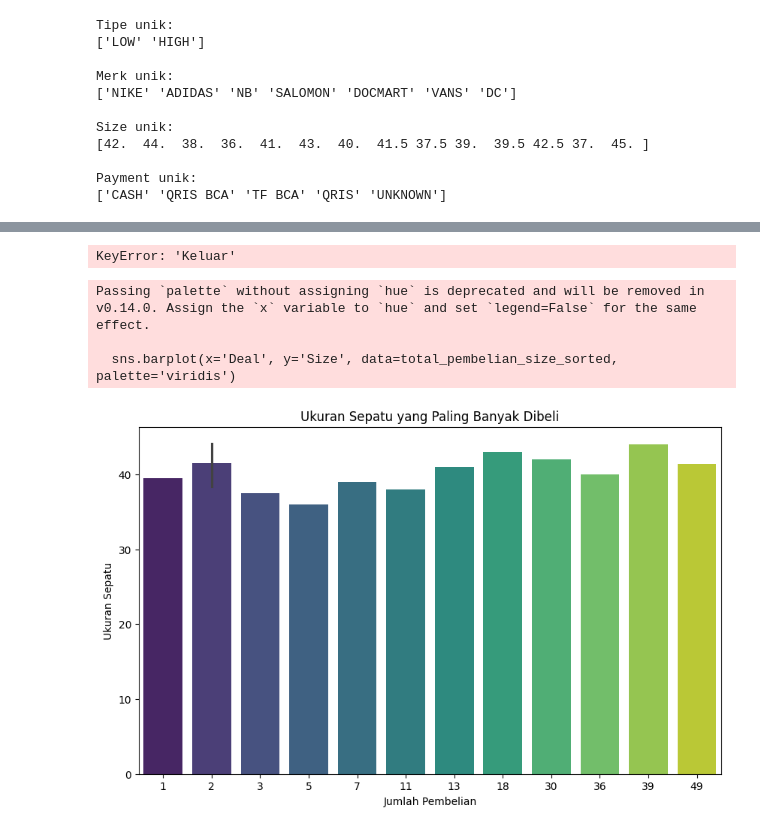
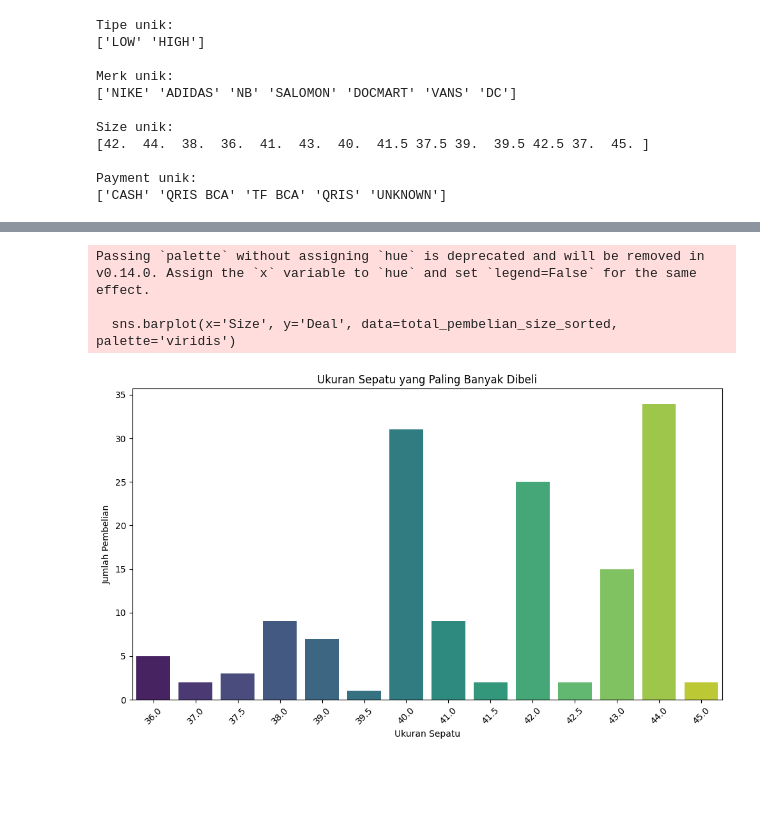
Before and after one commit to Dellayunia/Analysis_HOBsneakers, a Jupyter notebook: BigDataAnalyticsforBusiness.ipynb, the cells around one changed output, grey strips where cells are left out. Drawn from its saved outputs; the diff is of its cells as text; code cells hidden in the pictures; blank space fills up the shorter version.

```diff
--- a/BigDataAnalyticsforBusiness.ipynb
+++ b/BigDataAnalyticsforBusiness.ipynb
@@ -567,11 +360,0 @@ print(df.head())
-# %%
-from sklearn.preprocessing import LabelEncoder
-
-# Membuat objek LabelEncoder
-le = LabelEncoder()
-
-# Melakukan Label Encoding pada kolom 'Merk'
-df['Merk'] = le.fit_transform(df['Merk'])
-
-# Melihat hasil encoding
-print(df['Merk'])
@@ -621,18 +360,0 @@ Feature Scaling pada kolom Size, Condition, dan Deal
-# %%
-import numpy as np
-
-# Menambahkan kolom Condition dan Deal
-np.random.seed(0)  # Untuk hasil yang konsisten
-df['Condition'] = np.random.uniform(0, 100, size=len(df))
-df['Deal'] = np.random.uniform(100, 1000, size=len(df))
-
-# Melakukan Feature Scaling untuk kolom Size, Condition, dan Deal
-from sklearn.preprocessing import StandardScaler
-
-scaler = StandardScaler()
-
-# Scaling kolom 'Size', 'Condition', dan 'Deal'
-df[['Size_scaled', 'Condition_scaled', 'Deal_scaled']] = scaler.fit_transform(df[['Size', 'Condition', 'Deal']])
-
-# Tampilkan DataFrame dengan kolom-kolom hasil scaling
-print(df[['Tipe', 'Merk', 'Size', 'Size_scaled', 'Condition', 'Condition_scaled', 'Deal', 'Deal_scaled', 'Payment']])
@@ -933,34 +408,26 @@ Name: count, dtype: int64
-# %%
-df['Keluar'] = pd.to_datetime(df['Keluar'], errors='coerce')
-print(df['Keluar'].isnull().sum())  # Menampilkan jumlah nilai yang hilang
-print(df.head())  # Menampilkan beberapa baris pertama dari dataset
-# %% [output]
-KeyError: 'Keluar'
 # %%
-import pandas as pd
-import matplotlib.pyplot as plt
-import seaborn as sns
-
 # Misalkan df adalah DataFrame yang sudah ada
 # Menghitung total pembelian per ukuran sepatu
 total_pembelian_size = df.groupby('Size')['Deal'].count().reset_index()
 
 # Mengurutkan ukuran sepatu berdasarkan total pembelian terbanyak
 total_pembelian_size_sorted = total_pembelian_size.sort_values(by='Deal', ascending=False)
 
-# Membuat bar plot horizontal (horizontal bar plot)
+# Membuat bar plot vertikal (vertical bar plot)
 plt.figure(figsize=(10, 6))
-sns.barplot(x='Deal', y='Size', data=total_pembelian_size_sorted, palette='viridis')
+sns.barplot(x='Size', y='Deal', data=total_pembelian_size_sorted, palette='viridis')
 
 # Menambahkan judul dan label
 plt.title('Ukuran Sepatu yang Paling Banyak Dibeli')
-plt.xlabel('Jumlah Pembelian')
-plt.ylabel('Ukuran Sepatu')
+plt.xlabel('Ukuran Sepatu')
+plt.ylabel('Jumlah Pembelian')
 
 # Menampilkan plot
+plt.xticks(rotation=45)  # Untuk rotasi label ukuran sepatu agar lebih mudah dibaca
+plt.tight_layout()
 plt.show()
 # %% [output]
 Passing `palette` without assigning `hue` is deprecated and will be removed in v0.14.0. Assign the `x` variable to `hue` and set `legend=False` for the same effect.
 
-  sns.barplot(x='Deal', y='Size', data=total_pembelian_size_sorted, palette='viridis')
+  sns.barplot(x='Size', y='Deal', data=total_pembelian_size_sorted, palette='viridis')
-[figure, old version]
+[figure, new version]
```
Also changed, not shown: parts of 112 cells of this notebook.
